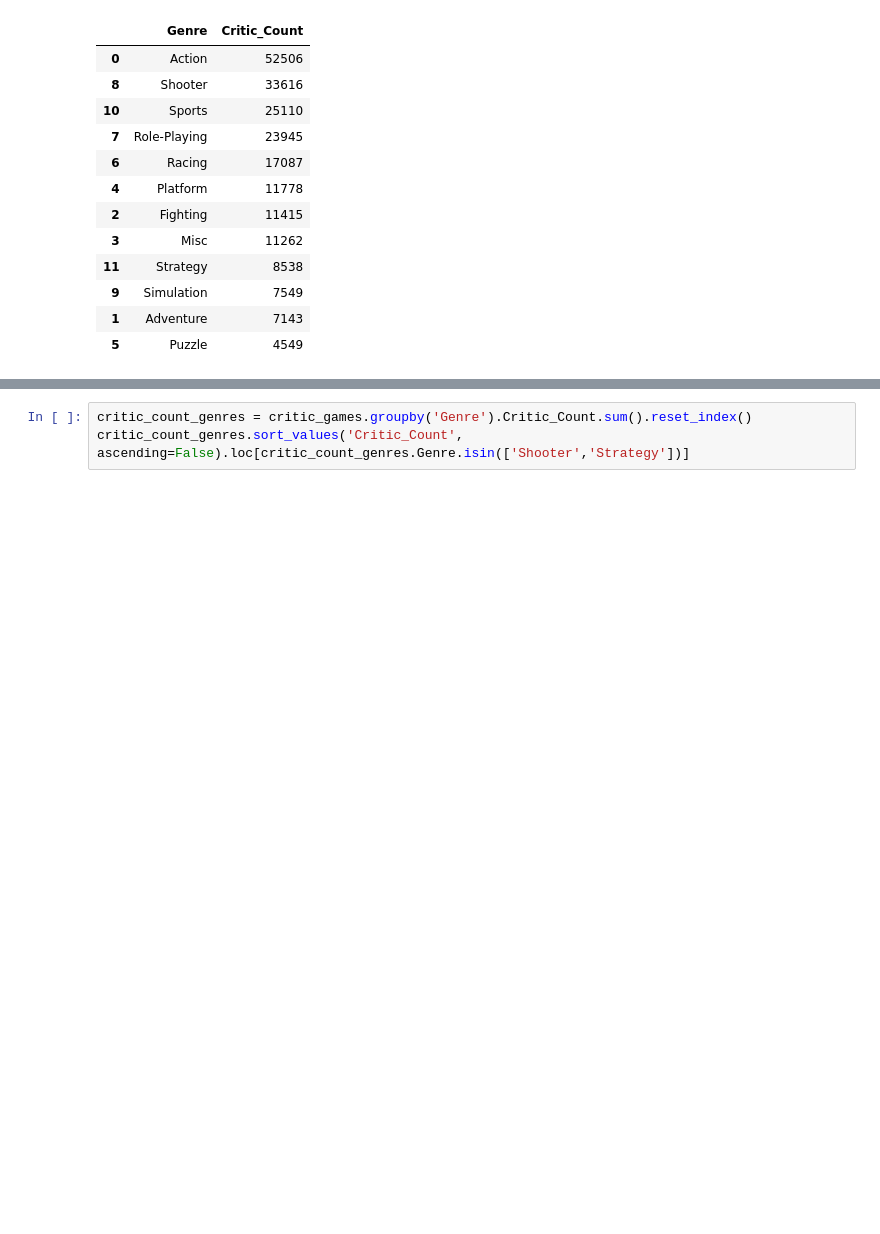
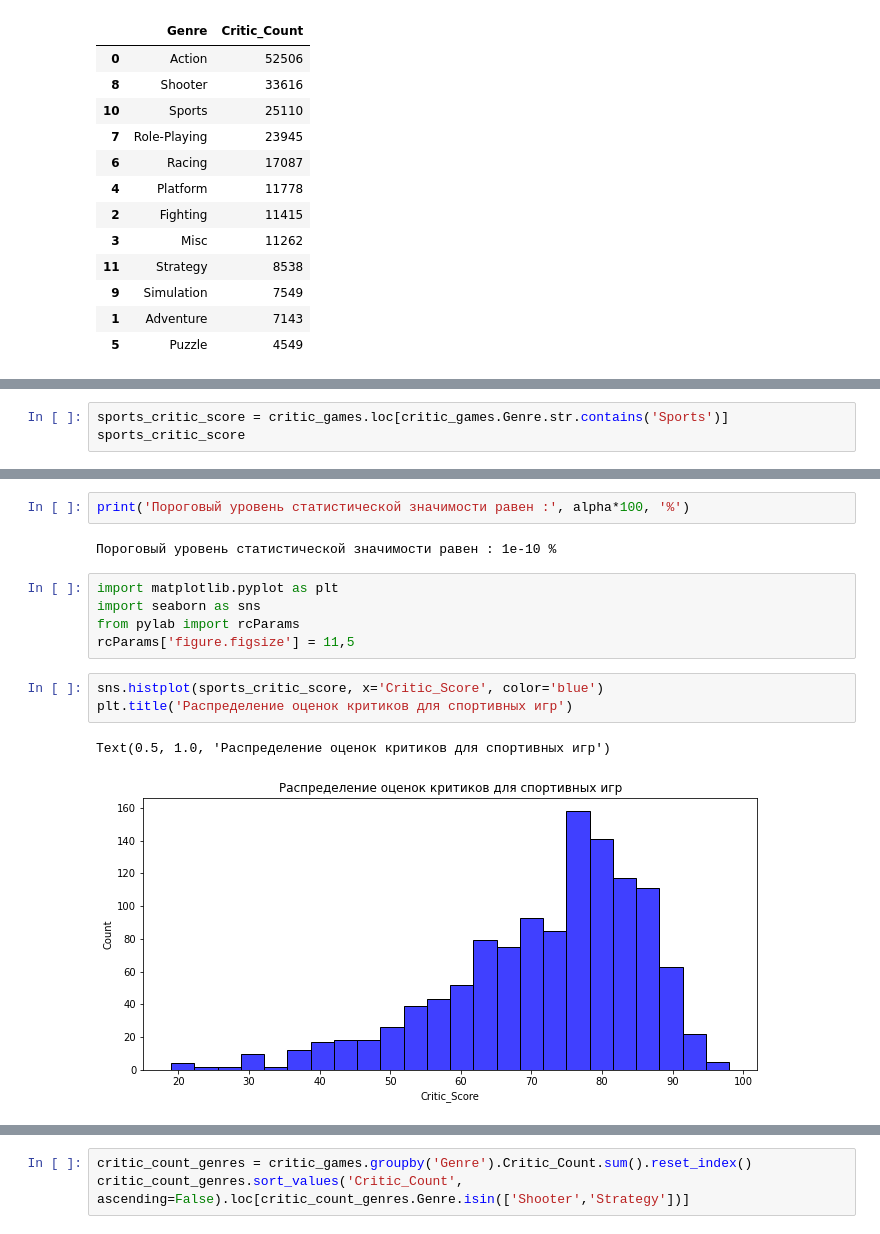
Before and after one commit to Gralex78/Home-Work-PYDA-20, a Jupyter notebook: 21_Case_Study/HW_#21.ipynb, the cells around one changed output, grey strips where cells are left out. Cells and saved outputs as stored; diff of their text form; blank space fills up the shorter version.

```diff
--- a/21_Case_Study/HW_#21.ipynb
+++ b/21_Case_Study/HW_#21.ipynb
@@ -148,0 +102,3 @@ critic_count_sport.sort_values('Critic_Count', ascending=False)
+# %%
+sports_critic_score = critic_games.loc[critic_games.Genre.str.contains('Sports')]
+sports_critic_score
@@ -148,0 +136,15 @@ critic_count_sport.sort_values('Critic_Count', ascending=False)
+# %%
+print('Пороговый уровень статистической значимости равен :', alpha*100, '%')
+# %% [output]
+Пороговый уровень статистической значимости равен : 1e-10 %
+# %%
+import matplotlib.pyplot as plt
+import seaborn as sns
+from pylab import rcParams
+rcParams['figure.figsize'] = 11,5
+# %%
+sns.histplot(sports_critic_score, x='Critic_Score', color='blue')
+plt.title('Распределение оценок критиков для спортивных игр')
+# %% [output]
+Text(0.5, 1.0, 'Распределение оценок критиков для спортивных игр')
+[figure, added]
```
Also changed, not shown: parts of 40 cells of this notebook.
